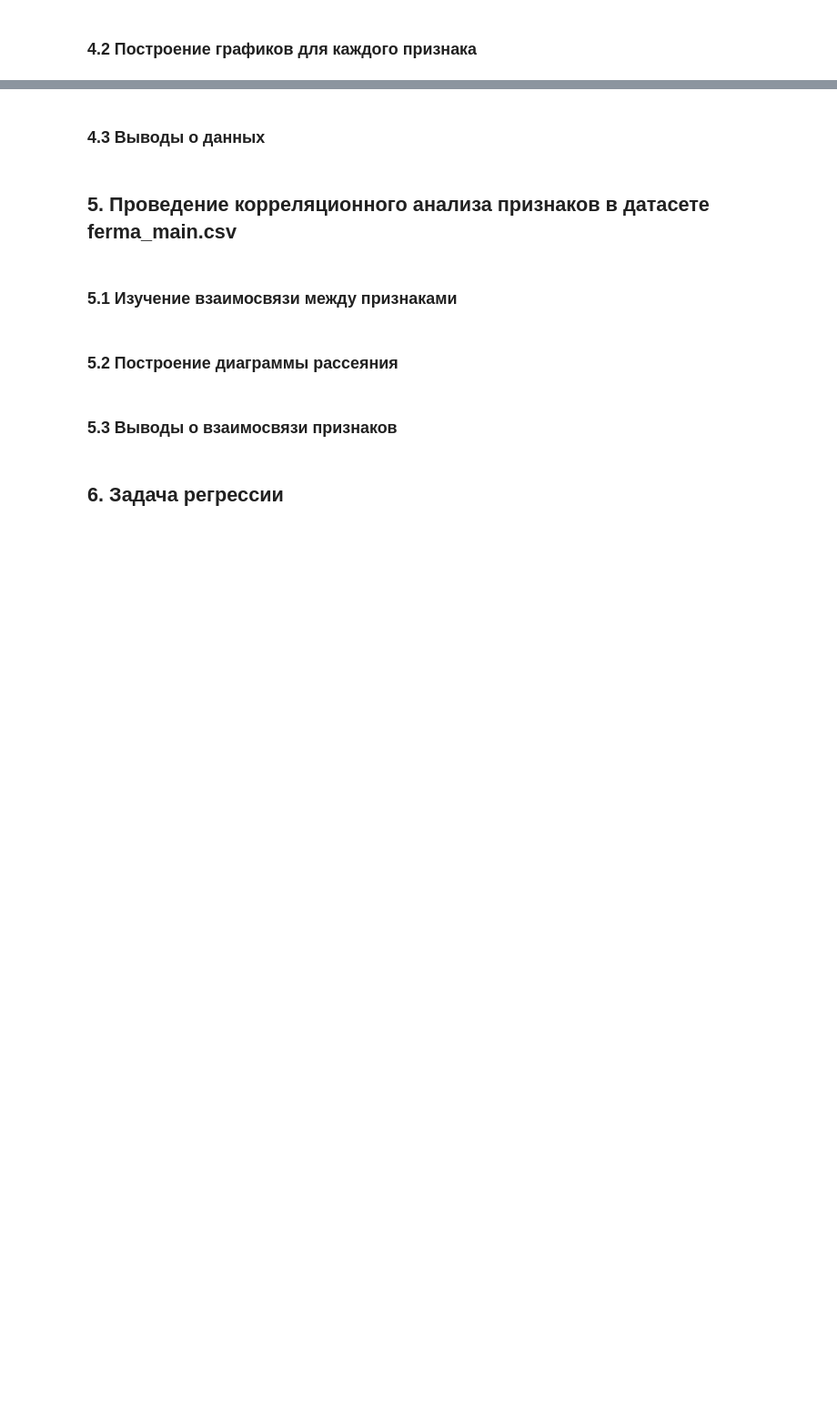
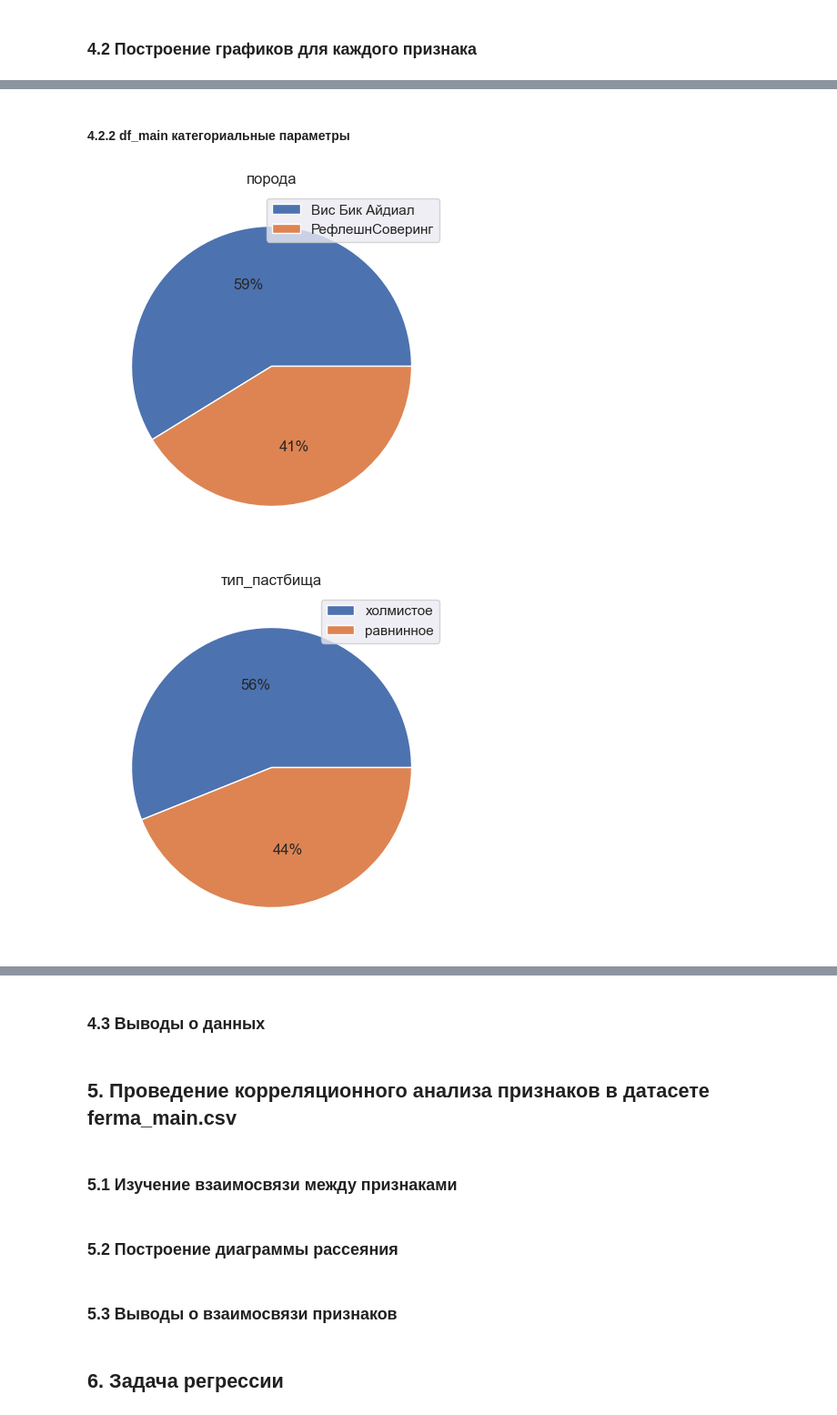
Before and after one commit to theotheo46/ds, a Jupyter notebook: linmodels.ipynb, the cells around one changed output, grey strips where cells are left out. Shown at 91% size. Drawn from its saved outputs; the diff is of its cells as text; code cells hidden in the pictures; blank space fills up the shorter version.

```diff
--- a/linmodels.ipynb
+++ b/linmodels.ipynb
@@ -258,0 +288,13 @@ print(list(df_buy['порода'].unique()))
+# %% [markdown]
+#### 4.2.2 df_main категориальные параметры
+# %%
+def plot_pie_plot_for_columns(df):
+    for col in df.columns:
+        df[col].value_counts().plot(kind='pie', labels=None, label='', autopct='%1.0f%%', legend=True, figsize=(5,5), title=col);
+        plt.show()
+
+df_main_notnumeric = df_main.select_dtypes(exclude=np.number)
+plot_pie_plot_for_columns(df_main_notnumeric)
+# %% [output]
+[figure, added]
+[figure, added]
```
Also changed, not shown: parts of 9 cells of this notebook.
